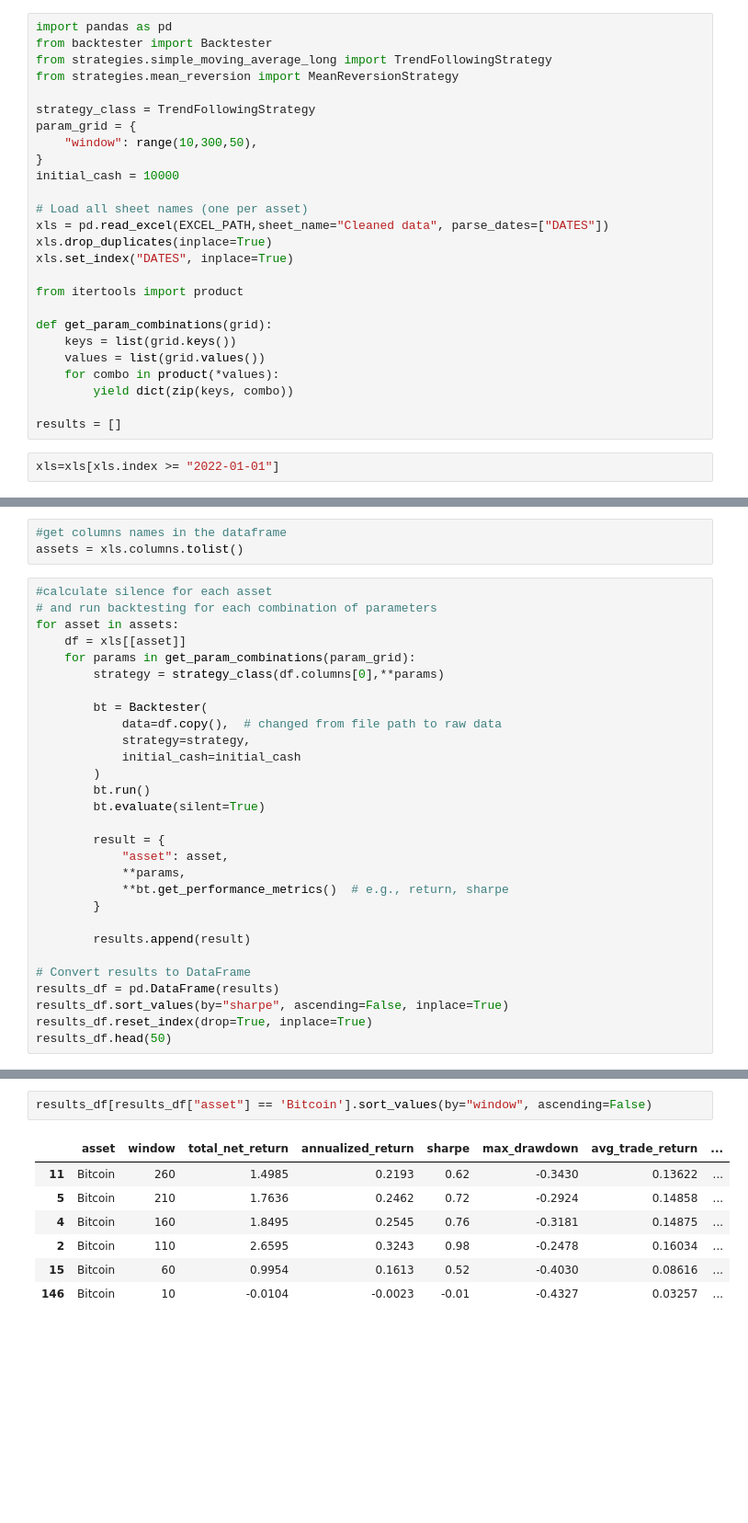
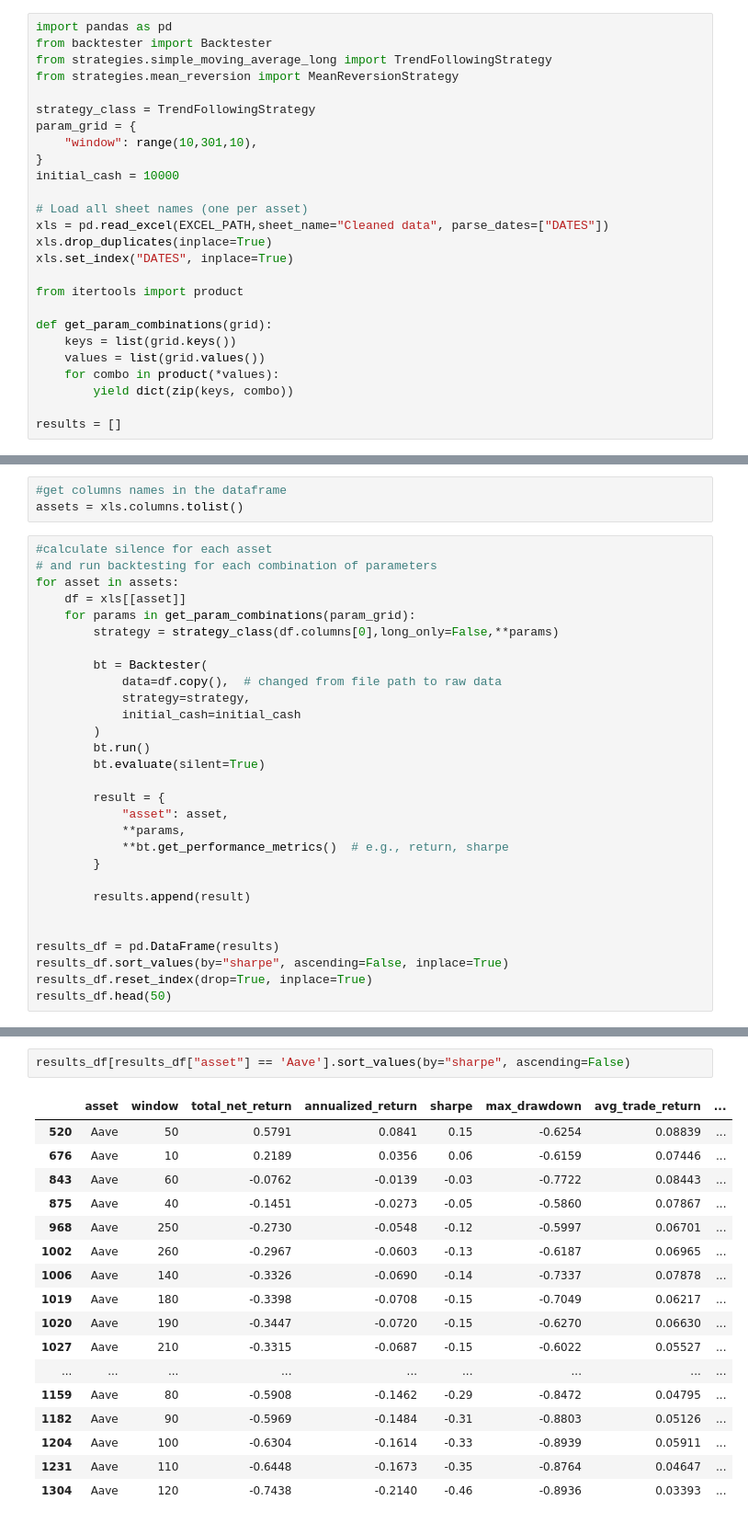
Before and after one commit to ehrJan/Backtester_git, a Jupyter notebook: main_basic.ipynb, the cells around one changed output, grey strips where cells are left out. Shown at 92% size. Cells and saved outputs as stored; diff of their text form; blank space fills up the shorter version.

```diff
--- a/main_basic.ipynb
+++ b/main_basic.ipynb
@@ -10,7 +10,7 @@ from strategies.mean_reversion import MeanReversionStrategy
 
 strategy_class = TrendFollowingStrategy
 param_grid = {
-    "window": range(10,300,50),
+    "window": range(10,301,10),
 }
 initial_cash = 10000
 
@@ -28,5 +28,3 @@ def get_param_combinations(grid):
         yield dict(zip(keys, combo))
 
 results = []
-# %%
-xls=xls[xls.index >= "2022-01-01"]
@@ -50,7 +37,7 @@ assets = xls.columns.tolist()
 for asset in assets:
     df = xls[[asset]]
     for params in get_param_combinations(param_grid):
-        strategy = strategy_class(df.columns[0],**params)
+        strategy = strategy_class(df.columns[0],long_only=False,**params)
 
         bt = Backtester(
             data=df.copy(),  # changed from file path to raw data
@@ -68,7 +55,7 @@ for asset in assets:
 
         results.append(result)
 
-# Convert results to DataFrame
+
 results_df = pd.DataFrame(results)
 results_df.sort_values(by="sharpe", ascending=False, inplace=True)
 results_df.reset_index(drop=True, inplace=True)
@@ -78,11 +76,21 @@ KeyboardInterrupt:
 # %%
-results_df[results_df["asset"] == 'Bitcoin'].sort_values(by="window", ascending=False)
+results_df[results_df["asset"] == 'Aave'].sort_values(by="sharpe", ascending=False)
 # %% [output]
 |  | asset | window | total_net_return | annualized_return | sharpe | max_drawdown | avg_trade_return | ... |
-| 11 | Bitcoin | 260 | 1.4985 | 0.2193 | 0.62 | -0.3430 | 0.13622 | ... |
-| 5 | Bitcoin | 210 | 1.7636 | 0.2462 | 0.72 | -0.2924 | 0.14858 | ... |
-| 4 | Bitcoin | 160 | 1.8495 | 0.2545 | 0.76 | -0.3181 | 0.14875 | ... |
-| 2 | Bitcoin | 110 | 2.6595 | 0.3243 | 0.98 | -0.2478 | 0.16034 | ... |
-| 15 | Bitcoin | 60 | 0.9954 | 0.1613 | 0.52 | -0.4030 | 0.08616 | ... |
-| 146 | Bitcoin | 10 | -0.0104 | -0.0023 | -0.01 | -0.4327 | 0.03257 | ... |
+| 520 | Aave | 50 | 0.5791 | 0.0841 | 0.15 | -0.6254 | 0.08839 | ... |
+| 676 | Aave | 10 | 0.2189 | 0.0356 | 0.06 | -0.6159 | 0.07446 | ... |
+| 843 | Aave | 60 | -0.0762 | -0.0139 | -0.03 | -0.7722 | 0.08443 | ... |
+| 875 | Aave | 40 | -0.1451 | -0.0273 | -0.05 | -0.5860 | 0.07867 | ... |
+| 968 | Aave | 250 | -0.2730 | -0.0548 | -0.12 | -0.5997 | 0.06701 | ... |
+| 1002 | Aave | 260 | -0.2967 | -0.0603 | -0.13 | -0.6187 | 0.06965 | ... |
+| 1006 | Aave | 140 | -0.3326 | -0.0690 | -0.14 | -0.7337 | 0.07878 | ... |
+| 1019 | Aave | 180 | -0.3398 | -0.0708 | -0.15 | -0.7049 | 0.06217 | ... |
+| 1020 | Aave | 190 | -0.3447 | -0.0720 | -0.15 | -0.6270 | 0.06630 | ... |
+| 1027 | Aave | 210 | -0.3315 | -0.0687 | -0.15 | -0.6022 | 0.05527 | ... |
+| ... | ... | ... | ... | ... | ... | ... | ... | ... |
+| 1159 | Aave | 80 | -0.5908 | -0.1462 | -0.29 | -0.8472 | 0.04795 | ... |
+| 1182 | Aave | 90 | -0.5969 | -0.1484 | -0.31 | -0.8803 | 0.05126 | ... |
+| 1204 | Aave | 100 | -0.6304 | -0.1614 | -0.33 | -0.8939 | 0.05911 | ... |
+| 1231 | Aave | 110 | -0.6448 | -0.1673 | -0.35 | -0.8764 | 0.04647 | ... |
+| 1304 | Aave | 120 | -0.7438 | -0.2140 | -0.46 | -0.8936 | 0.03393 | ... |
 # %%
```
Also changed, not shown: parts of 4 cells of this notebook, 2 other files.
